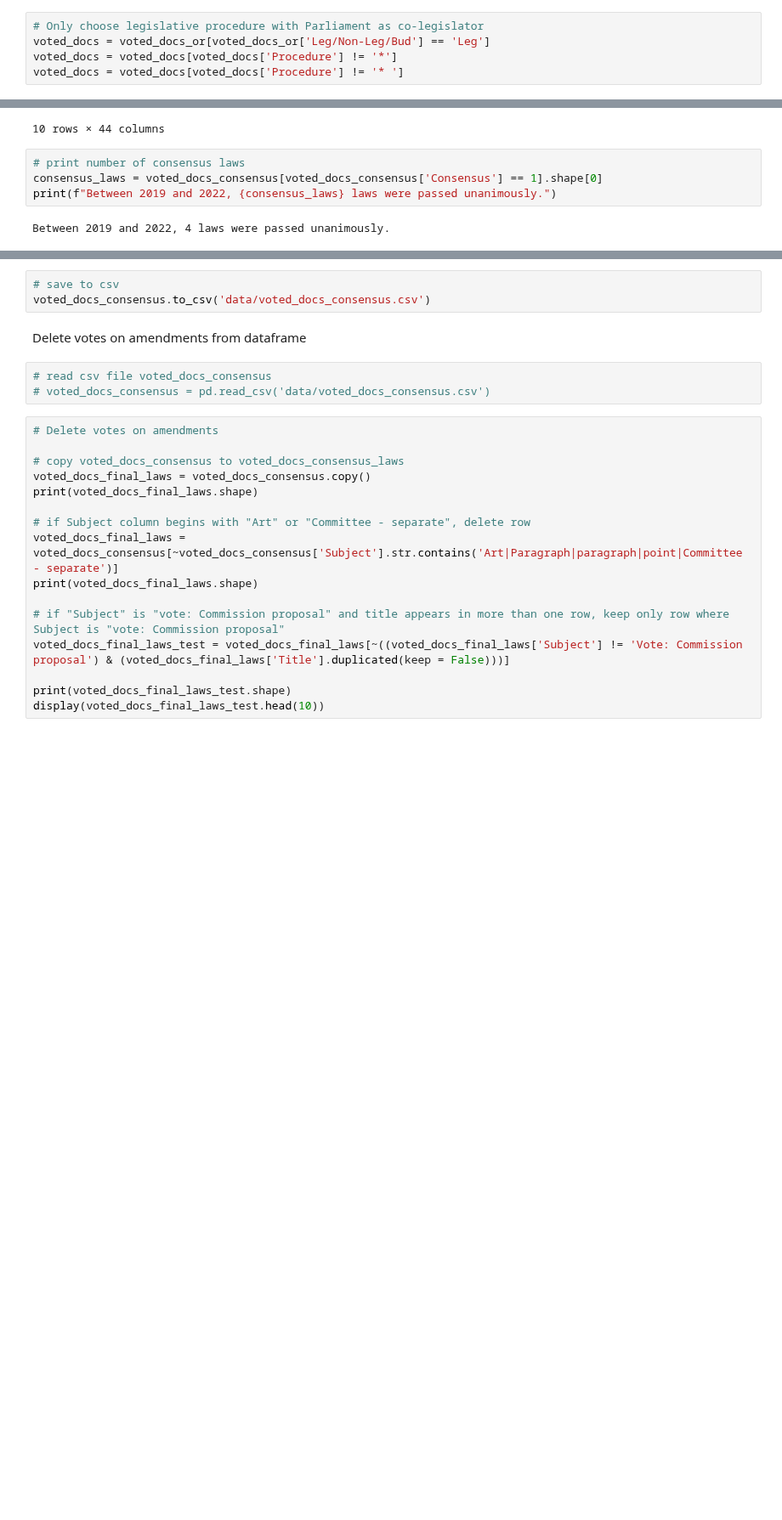
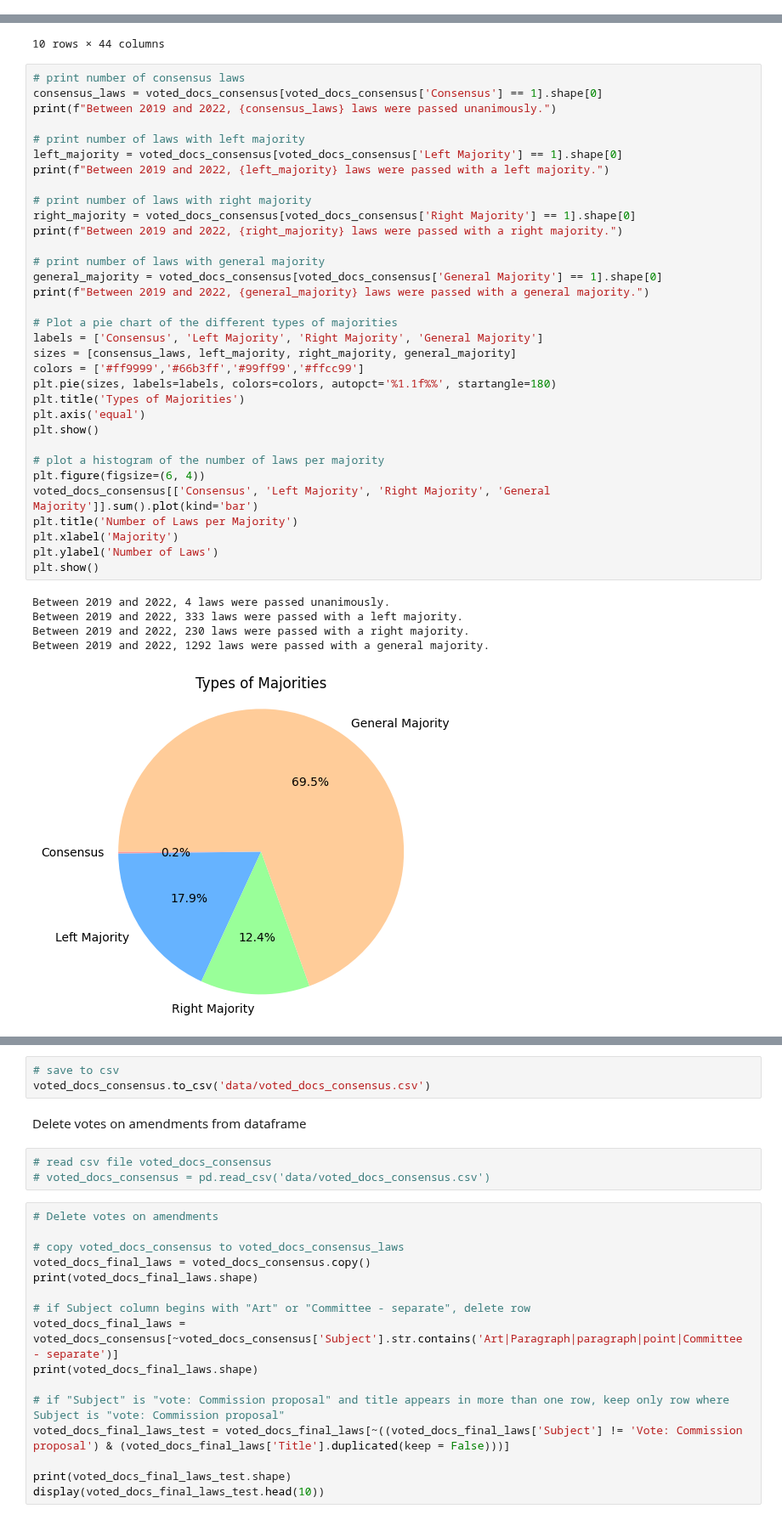
Before and after one commit to izu457/Thesis_Finetuning_GPT3.5_Political_Stance, a Jupyter notebook: EDA.ipynb, the cells around one changed output, grey strips where cells are left out. Shown at 85% size. Saved outputs shown, nothing was run; the diff lists cells and outputs as text; blank space fills up the shorter version.

```diff
--- a/EDA.ipynb
+++ b/EDA.ipynb
@@ -47,5 +9,0 @@ voted_docs_or.head()
-# %%
-# Only choose legislative procedure with Parliament as co-legislator
-voted_docs = voted_docs_or[voted_docs_or['Leg/Non-Leg/Bud'] == 'Leg']
-voted_docs = voted_docs[voted_docs['Procedure'] != '*']
-voted_docs = voted_docs[voted_docs['Procedure'] != '* ']
@@ -444,9 +527,42 @@ voted_docs_consensus.head(10)
 | 458 | 459 | 19 | 1 | 17.12.2019 | EU-Switzerland Agreement on the s... | *** | Leg | Draft legislative resolution | ... |
 | 459 | 460 | 19 | 1 | 17.12.2019 | EU-Liechtenstein Agreement on the... | *** | Leg | Draft legislative resolution | ... |
 10 rows × 44 columns
-# %%
-# print number of consensus laws
-consensus_laws = voted_docs_consensus[voted_docs_consensus['Consensus'] == 1].shape[0]
-print(f"Between 2019 and 2022, {consensus_laws} laws were passed unanimously.")
-# %% [output]
-Between 2019 and 2022, 4 laws were passed unanimously.
+# %%
+# print number of consensus laws
+consensus_laws = voted_docs_consensus[voted_docs_consensus['Consensus'] == 1].shape[0]
+print(f"Between 2019 and 2022, {consensus_laws} laws were passed unanimously.")
+
+# print number of laws with left majority
+left_majority = voted_docs_consensus[voted_docs_consensus['Left Majority'] == 1].shape[0]
+print(f"Between 2019 and 2022, {left_majority} laws were passed with a left majority.")
+
+# print number of laws with right majority
+right_majority = voted_docs_consensus[voted_docs_consensus['Right Majority'] == 1].shape[0]
+print(f"Between 2019 and 2022, {right_majority} laws were passed with a right majority.")
+
+# print number of laws with general majority
+general_majority = voted_docs_consensus[voted_docs_consensus['General Majority'] == 1].shape[0]
+print(f"Between 2019 and 2022, {general_majority} laws were passed with a general majority.")
+
+# Plot a pie chart of the different types of majorities
+labels = ['Consensus', 'Left Majority', 'Right Majority', 'General Majority']
+sizes = [consensus_laws, left_majority, right_majority, general_majority]
+colors = ['#ff9999','#66b3ff','#99ff99','#ffcc99']
+plt.pie(sizes, labels=labels, colors=colors, autopct='%1.1f%%', startangle=180)
+plt.title('Types of Majorities')
+plt.axis('equal')
+plt.show()
+
+# plot a histogram of the number of laws per majority
+plt.figure(figsize=(6, 4))
+voted_docs_consensus[['Consensus', 'Left Majority', 'Right Majority', 'General Majority']].sum().plot(kind='bar')
+plt.title('Number of Laws per Majority')
+plt.xlabel('Majority')
+plt.ylabel('Number of Laws')
+plt.show()
+# %% [output]
+Between 2019 and 2022, 4 laws were passed unanimously.
+Between 2019 and 2022, 333 laws were passed with a left majority.
+Between 2019 and 2022, 230 laws were passed with a right majority.
+Between 2019 and 2022, 1292 laws were passed with a general majority.
+[figure, added]
```
Also changed, not shown: parts of 24 cells of this notebook.
